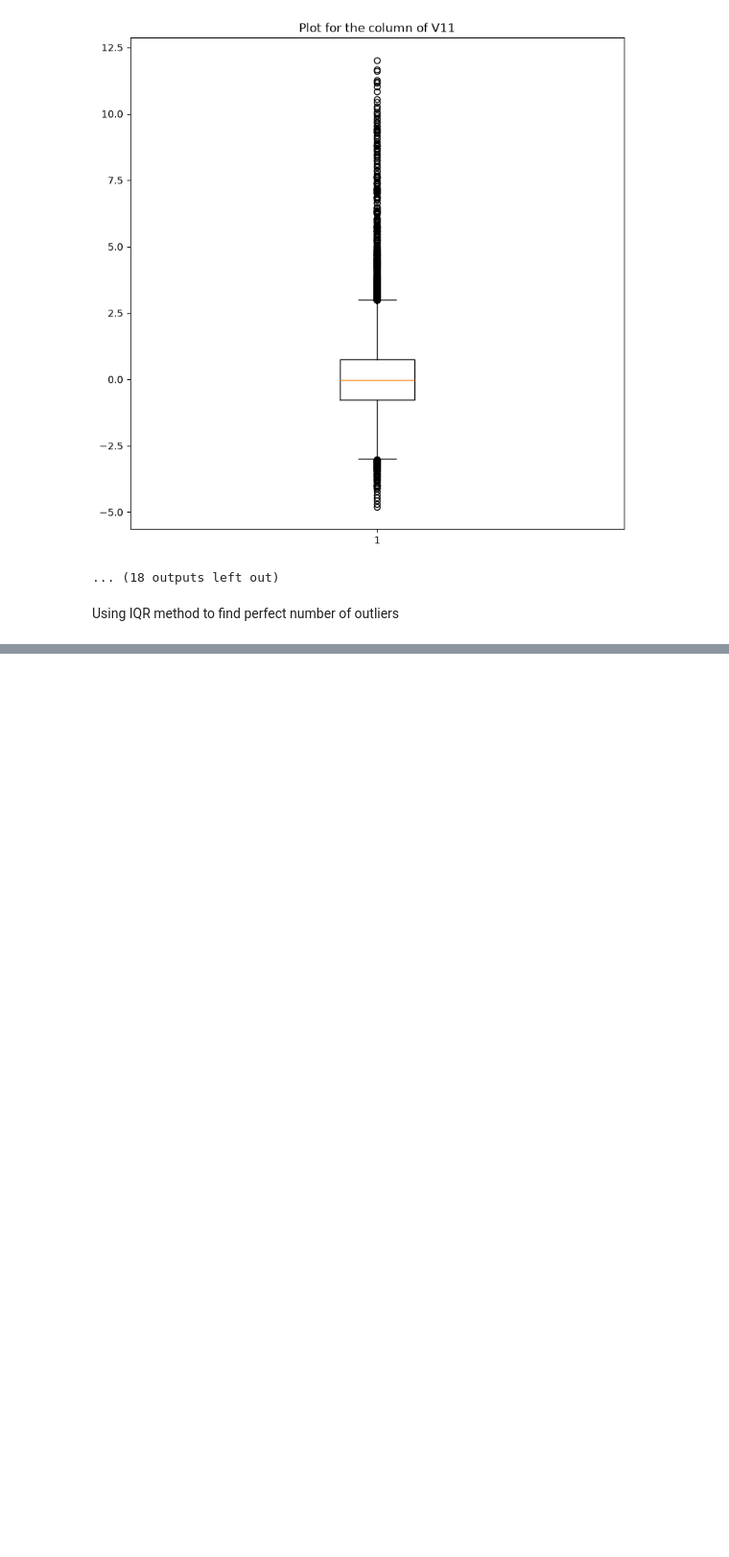
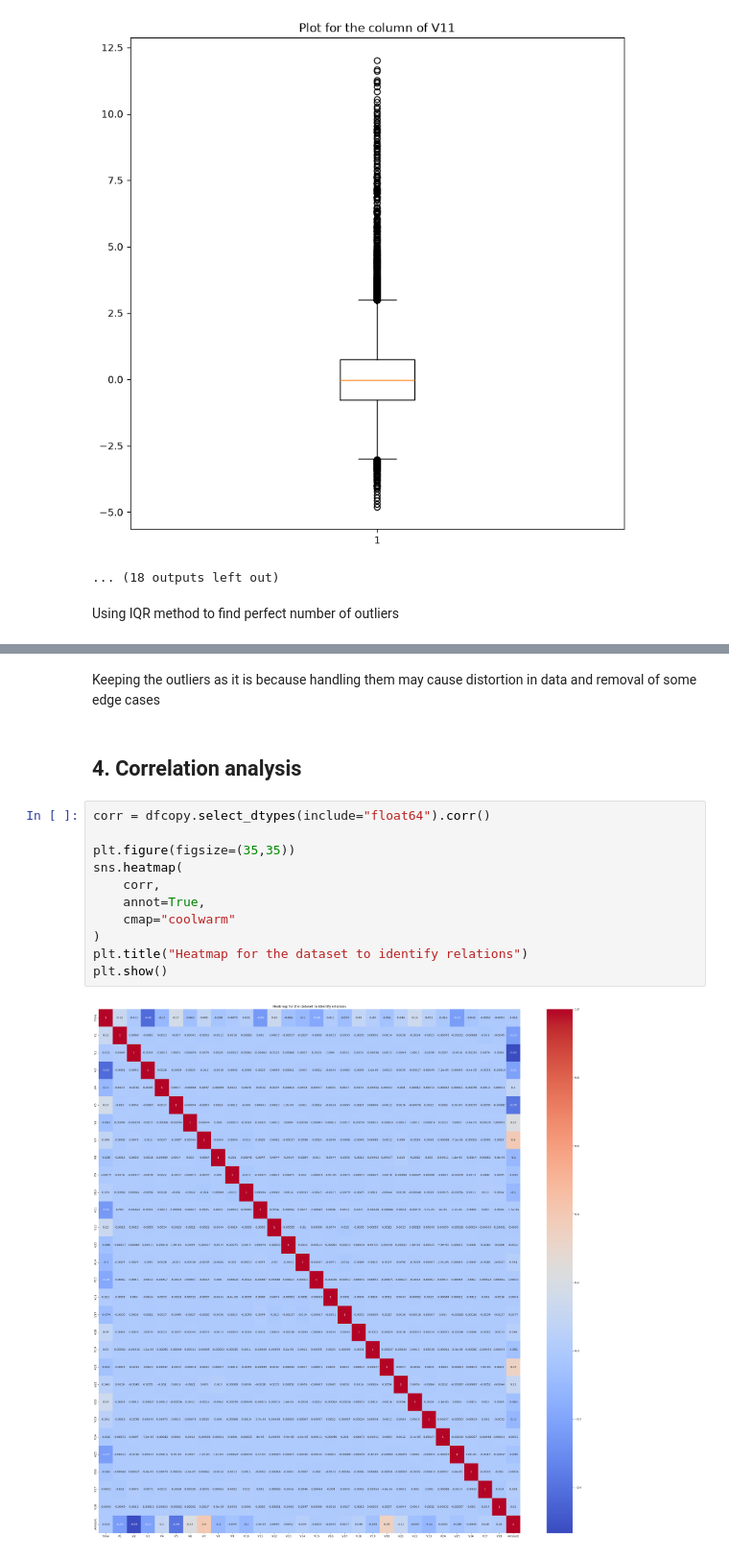
Before and after one commit to Dhairya-Dave-0204/Python-Learining, a Jupyter notebook: CreditCardFraudDetection/ModelTraining/FinalModel.ipynb, the cells around one changed output, grey strips where cells are left out. Shown at 96% size. Drawn from its saved outputs; the diff is of its cells as text; blank space fills up the shorter version.

```diff
--- a/CreditCardFraudDetection/ModelTraining/FinalModel.ipynb
+++ b/CreditCardFraudDetection/ModelTraining/FinalModel.ipynb
@@ -125,0 +158,17 @@ Using IQR method to find perfect number of outliers
+# %% [markdown]
+Keeping the outliers as it is because handling them may cause distortion in data and removal of some edge cases
+# %% [markdown]
+## 4. Correlation analysis
+# %%
+corr = dfcopy.select_dtypes(include="float64").corr()
+
+plt.figure(figsize=(35,35))
+sns.heatmap(
+    corr,
+    annot=True,
+    cmap="coolwarm"
+)
+plt.title("Heatmap for the dataset to identify relations")
+plt.show()
+# %% [output]
+[figure, added]
```
Also changed, not shown: parts of 11 cells of this notebook, 1 other file.
